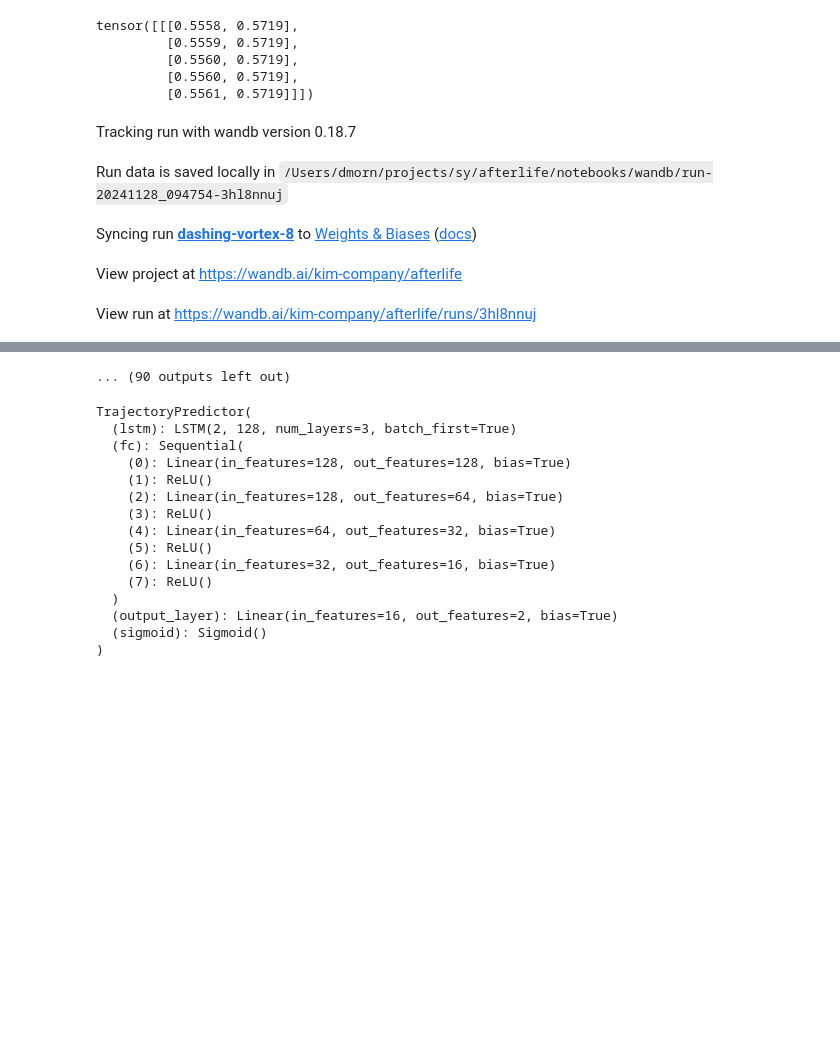
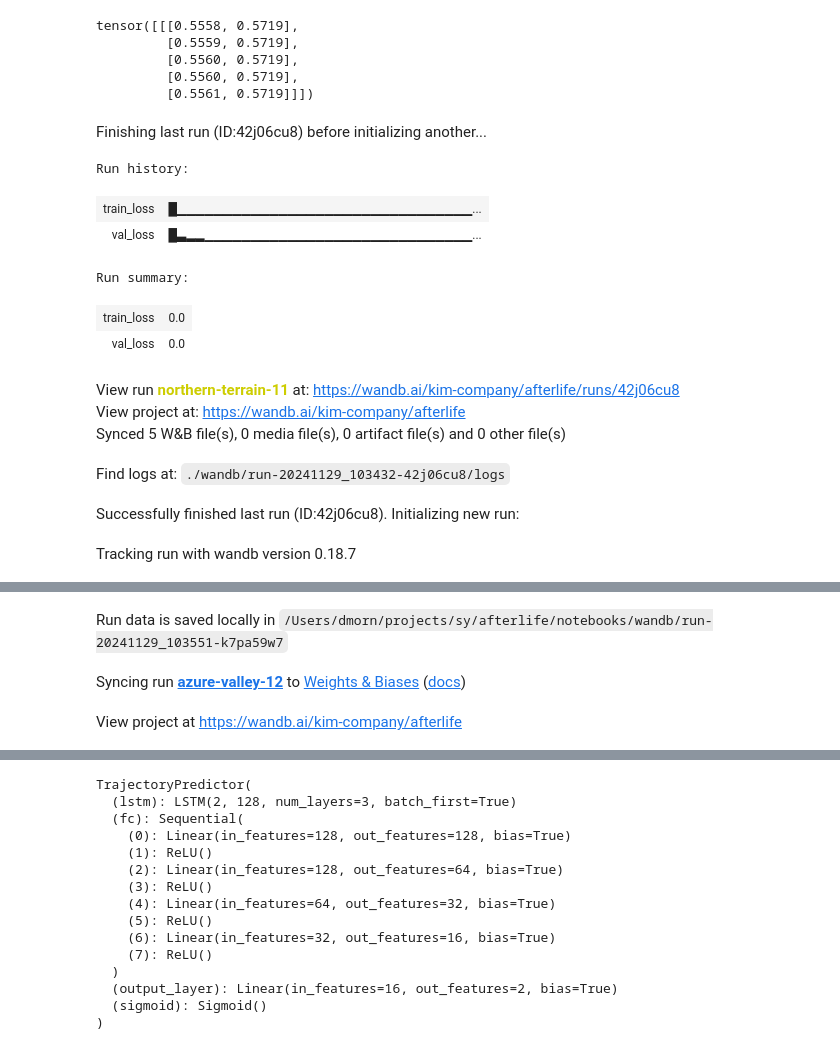
Before and after one commit to discursive-image/afterlife, a Jupyter notebook: notebooks/train.ipynb, the cells around one changed output, grey strips where cells are left out. Saved outputs shown, nothing was run; the diff lists cells and outputs as text; code cells hidden in the pictures; blank space fills up the shorter version.

```diff
--- a/notebooks/train.ipynb
+++ b/notebooks/train.ipynb
@@ -146,7 +149,7 @@ best_path = ""
 
 # Hyperparams
 lr = 1e-3
-sequence_length=60
+sequence_length=40
 hidden_dim=128
 lstm_layers=3
 dense_layers=[128, 64, 32, 16]
@@ -229,35 +232,43 @@ for epoch in range(num_epochs):
             val_loss += loss.item()
 
     val_loss /= len(val_loader)
 
     # Log results
     print(f"Epoch {epoch + 1}/{num_epochs} - Train Loss: {train_loss:.4f}, Val Loss: {val_loss:.4f}")
     wandb.log({"train_loss": train_loss, "val_loss": val_loss})
 
     # Early stopping
     if val_loss < best_val_loss:
         best_val_loss = val_loss
         epochs_without_improvement = 0
         # Save the best model
         path = f"../snapshots/snapshot-{current_date}_best_model_epoch_{epoch + 1}"
         accelerator.save_state(path)
         best_path = f"{path}/model.safetensors"
     else:
         epochs_without_improvement += 1
         if epochs_without_improvement >= patience:
             print("Early stopping triggered!")
             break
 
 # Final cleanup
 output_path = f"../models/{run.name}.safetensors"
 os.rename(best_path, output_path)
 shutil.rmtree("../snapshots")
 
 print(f"Training complete. Model is stored at {output_path}. Best Validation Loss: {best_val_loss}")
 wandb.finish()
 # %% [output]
-Tracking run with wandb version 0.18.7
+Finishing last run (ID:42j06cu8) before initializing another...
+Run history:
+| train_loss | █▁▁▁▁▁▁▁▁▁▁▁▁▁▁▁▁▁▁▁▁▁▁▁▁▁▁▁▁▁▁▁▁... |
+| val_loss | █▃▂▂▁▁▁▁▁▁▁▁▁▁▁▁▁▁▁▁▁▁▁▁▁▁▁▁▁▁▁▁▁... |
+Run summary:
+| train_loss | 0.0 |
+| val_loss | 0.0 |
-Run data is saved locally in /Users/dmorn/projects/sy/afterlife/notebooks/wandb/run-20241128_094754-3hl8nnuj
+View run northern-terrain-11 at: https://wandb.ai/kim-company/afterlife/runs/42j06cu8
+View project at: https://wandb.ai/kim-company/afterlife
+Synced 5 W&B file(s), 0 media file(s), 0 artifact file(s) and 0 other file(s)
-Syncing run dashing-vortex-8 to Weights & Biases (docs)
+Find logs at: ./wandb/run-20241129_103432-42j06cu8/logs
-View project at https://wandb.ai/kim-company/afterlife
+Successfully finished last run (ID:42j06cu8). Initializing new run:
-View run at https://wandb.ai/kim-company/afterlife/runs/3hl8nnuj
+Tracking run with wandb version 0.18.7
@@ -265,0 +275,3 @@ Epoch 2/100 - Train Loss: 0.0184, Val Loss: 0.0174
+Run data is saved locally in /Users/dmorn/projects/sy/afterlife/notebooks/wandb/run-20241129_103551-k7pa59w7
+Syncing run azure-valley-12 to Weights & Biases (docs)
+View project at https://wandb.ai/kim-company/afterlife
@@ -271,4 +279,3 @@ Epoch 7/100 - Train Loss: 0.0113, Val Loss: 0.0102
-... (90 outputs left out)
 # %%
 import torch
 from safetensors.torch import load_file
```
Also changed, not shown: parts of 5 cells of this notebook, 19 other files.
